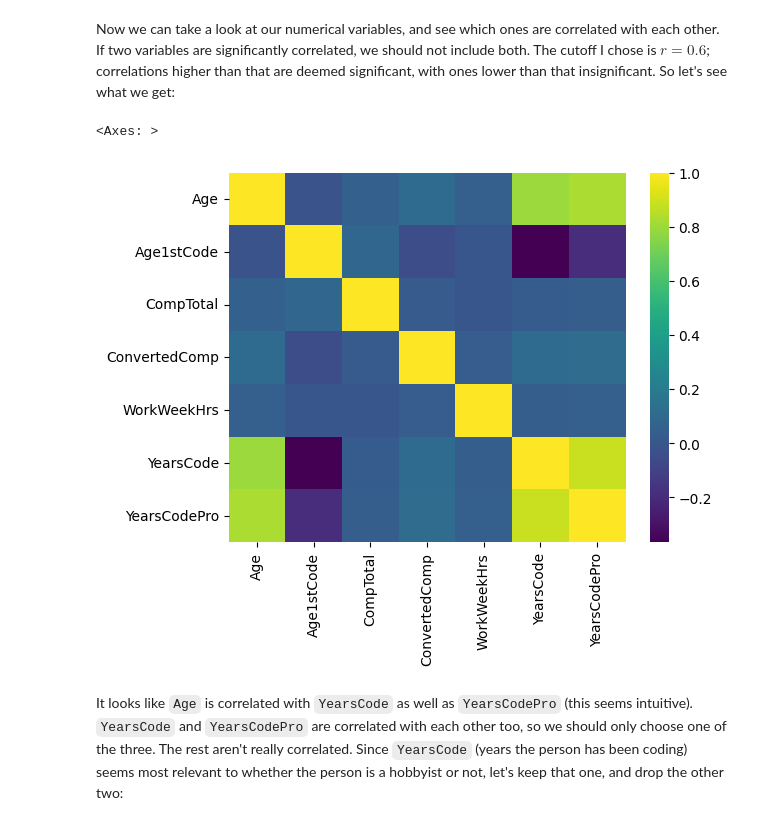
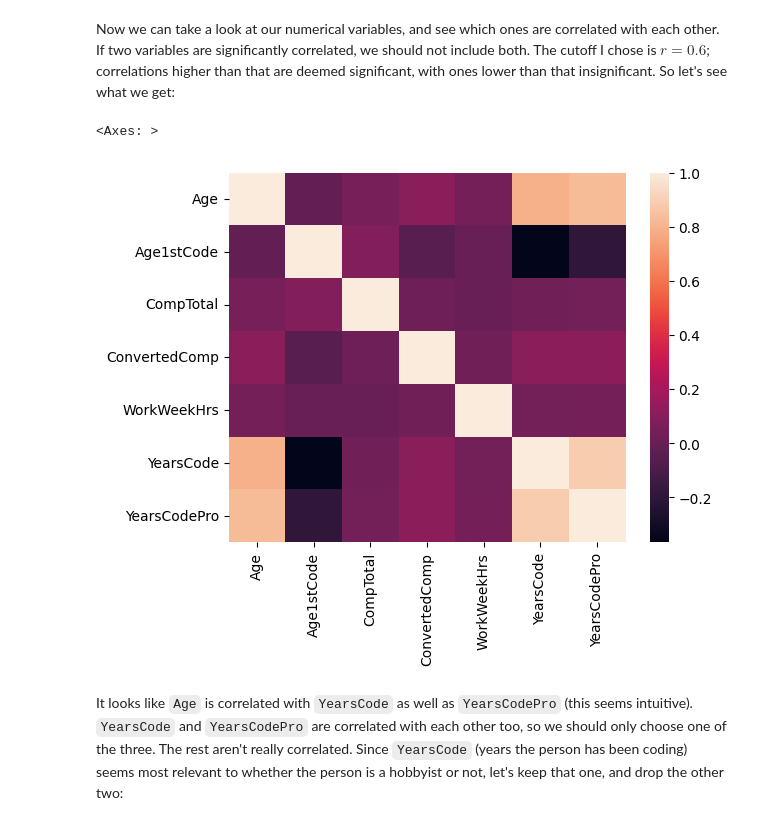
Before and after one commit to lmr97/datamining_proj_final, a Jupyter notebook: Project4.ipynb, the cells around one changed output. Saved outputs shown, nothing was run; the diff lists cells and outputs as text; code cells hidden in the pictures.

```diff
--- a/Project4.ipynb
+++ b/Project4.ipynb
@@ -41,13 +41,14 @@ df.replace(to_replace={'Age1stCode': 'Younger than 5 years'}, value=3, inplace=T
 df.replace(to_replace={'Age1stCode': 'Older than 85'}, value=87, inplace=True)
 
 # quantitative columns
-quant_vars_cols = ['Age',
+quant_vars_cols = pd.Index(
+                  ['Age',
                    'Age1stCode',
                    'CompTotal',
                    'ConvertedComp',
                    'WorkWeekHrs',
                    'YearsCode',
-                   'YearsCodePro']
+                   'YearsCodePro'])
 
 print("\nNumerical column null counts")
 print(df[quant_vars_cols].isna().sum())
@@ -221,10 +249,10 @@ I don't see any here that I know I can discount as irrelevant to whether someone
 Now we can take a look at our numerical variables, and see which ones are correlated with each other. If two variables are significantly correlated, we should not include both. The cutoff I chose is $r = 0.6$; correlations higher than that are deemed significant, with ones lower than that insignificant. So let's see what we get:
 # %%
 corr_matrix = df[quant_vars_cols].corr(numeric_only=True)
-sns.heatmap(corr_matrix, cmap='viridis')
+sns.heatmap(corr_matrix)
 # %% [output]
 <Axes: >
-[figure, old version]
+[figure, new version]
 # %% [markdown]
 It looks like `Age` is correlated with `YearsCode` as well as `YearsCodePro` (this seems intuitive). `YearsCode` and `YearsCodePro` are correlated with each other too, so we should only choose one of the three. The rest aren't really correlated. Since `YearsCode` (years the person has been coding) seems most relevant to whether the person is a hobbyist or not, let's keep that one, and drop the other two:
 # %%
```
Also changed, not shown: parts of 22 cells of this notebook, 1 other file.
